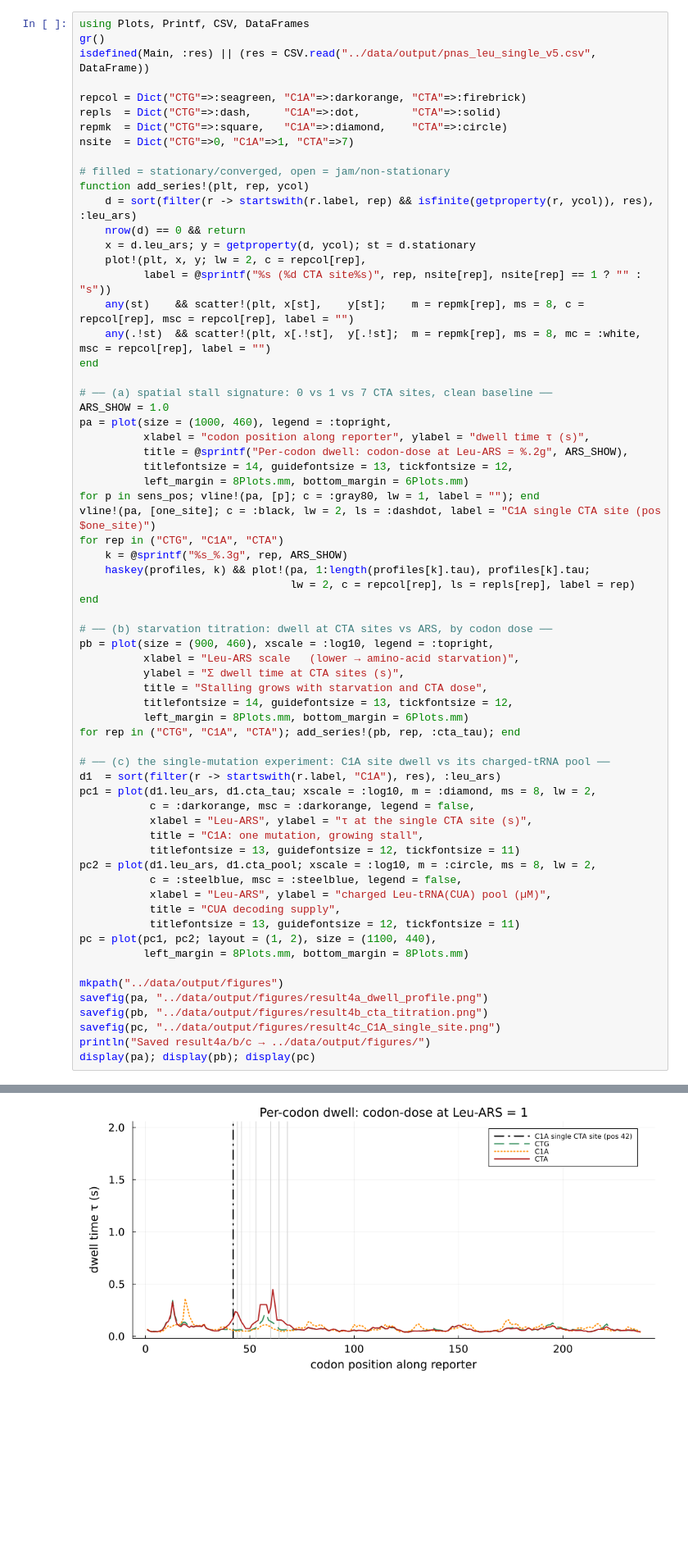
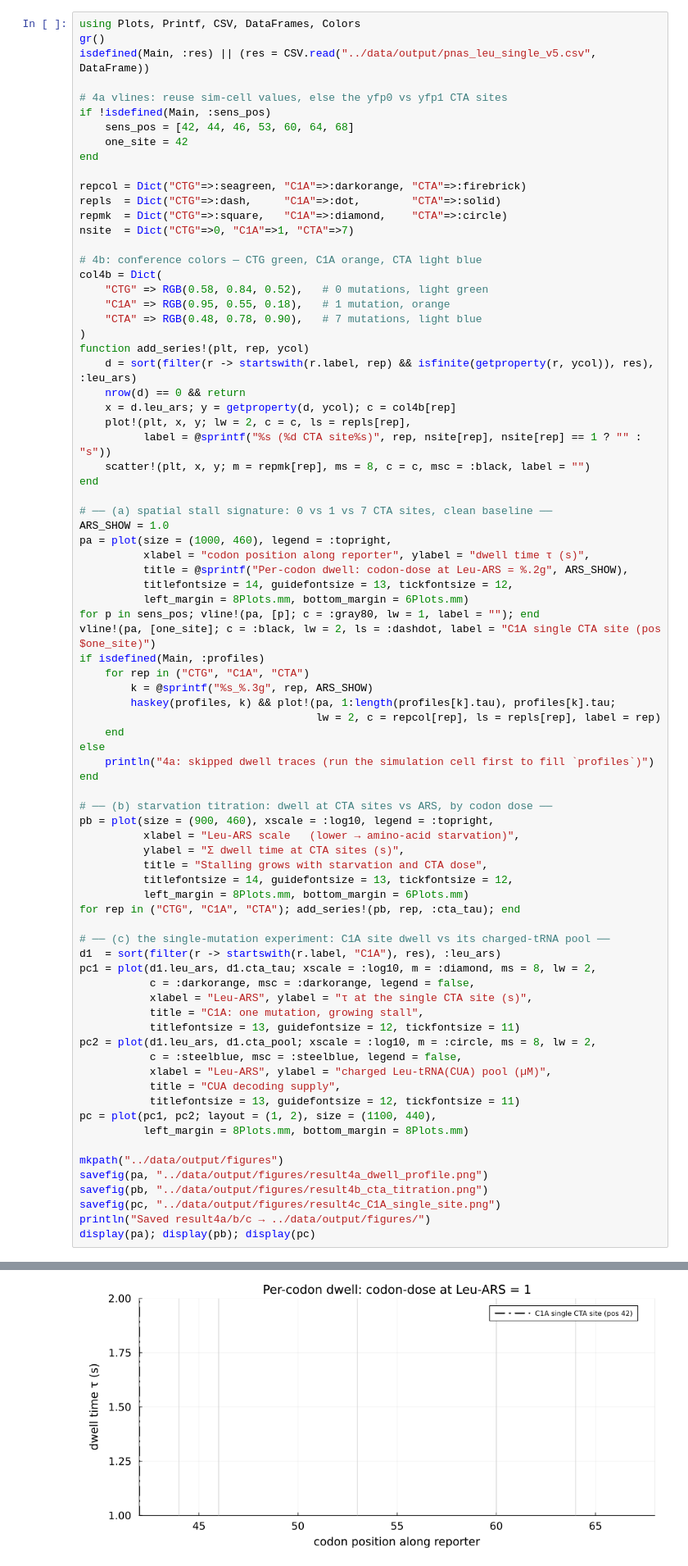
Before and after one commit to arnav-upadhyay/koshikAI-tl, a Jupyter notebook: src/Subh_valid.ipynb, the cells around one changed output, grey strips where cells are left out. Shown at 82% size. Cells and saved outputs as stored; diff of their text form; blank space fills up the shorter version.

Commit message:
first git commit of tl modlel

```diff
--- a/src/Subh_valid.ipynb
+++ b/src/Subh_valid.ipynb
@@ -201,24 +201,34 @@ CTG_1        (Leu-ARS=1) Number of sequences: 1 (background_selection=first)
   CTA Leu-ARS=0.02  CTApool=0  ctaτ=1.71  stationary=false
 Figures → ../data/output/figures/v5_{dwell,velocity,summary}.png
 # %%
-using Plots, Printf, CSV, DataFrames
+using Plots, Printf, CSV, DataFrames, Colors
 gr()
 isdefined(Main, :res) || (res = CSV.read("../data/output/pnas_leu_single_v5.csv", DataFrame))
+
+# 4a vlines: reuse sim-cell values, else the yfp0 vs yfp1 CTA sites
+if !isdefined(Main, :sens_pos)
+    sens_pos = [42, 44, 46, 53, 60, 64, 68]
+    one_site = 42
+end
 
 repcol = Dict("CTG"=>:seagreen, "C1A"=>:darkorange, "CTA"=>:firebrick)
 repls  = Dict("CTG"=>:dash,     "C1A"=>:dot,        "CTA"=>:solid)
 repmk  = Dict("CTG"=>:square,   "C1A"=>:diamond,    "CTA"=>:circle)
 nsite  = Dict("CTG"=>0, "C1A"=>1, "CTA"=>7)
 
-# filled = stationary/converged, open = jam/non-stationary
+# 4b: conference colors — CTG green, C1A orange, CTA light blue
+col4b = Dict(
+    "CTG" => RGB(0.58, 0.84, 0.52),   # 0 mutations, light green
+    "C1A" => RGB(0.95, 0.55, 0.18),   # 1 mutation, orange
+    "CTA" => RGB(0.48, 0.78, 0.90),   # 7 mutations, light blue
+)
 function add_series!(plt, rep, ycol)
     d = sort(filter(r -> startswith(r.label, rep) && isfinite(getproperty(r, ycol)), res), :leu_ars)
     nrow(d) == 0 && return
-    x = d.leu_ars; y = getproperty(d, ycol); st = d.stationary
-    plot!(plt, x, y; lw = 2, c = repcol[rep],
+    x = d.leu_ars; y = getproperty(d, ycol); c = col4b[rep]
+    plot!(plt, x, y; lw = 2, c = c, ls = repls[rep],
           label = @sprintf("%s (%d CTA site%s)", rep, nsite[rep], nsite[rep] == 1 ? "" : "s"))
-    any(st)    && scatter!(plt, x[st],    y[st];    m = repmk[rep], ms = 8, c = repcol[rep], msc = repcol[rep], label = "")
-    any(.!st)  && scatter!(plt, x[.!st],  y[.!st];  m = repmk[rep], ms = 8, mc = :white,      msc = repcol[rep], label = "")
+    scatter!(plt, x, y; m = repmk[rep], ms = 8, c = c, msc = :black, label = "")
 end
 
 # ── (a) spatial stall signature: 0 vs 1 vs 7 CTA sites, clean baseline ──
@@ -230,10 +240,14 @@ pa = plot(size = (1000, 460), legend = :topright,
           left_margin = 8Plots.mm, bottom_margin = 6Plots.mm)
 for p in sens_pos; vline!(pa, [p]; c = :gray80, lw = 1, label = ""); end
 vline!(pa, [one_site]; c = :black, lw = 2, ls = :dashdot, label = "C1A single CTA site (pos $one_site)")
-for rep in ("CTG", "C1A", "CTA")
-    k = @sprintf("%s_%.3g", rep, ARS_SHOW)
-    haskey(profiles, k) && plot!(pa, 1:length(profiles[k].tau), profiles[k].tau;
-                                 lw = 2, c = repcol[rep], ls = repls[rep], label = rep)
+if isdefined(Main, :profiles)
+    for rep in ("CTG", "C1A", "CTA")
+        k = @sprintf("%s_%.3g", rep, ARS_SHOW)
+        haskey(profiles, k) && plot!(pa, 1:length(profiles[k].tau), profiles[k].tau;
+                                     lw = 2, c = repcol[rep], ls = repls[rep], label = rep)
+    end
+else
+    println("4a: skipped dwell traces (run the simulation cell first to fill `profiles`)")
 end
 
 # ── (b) starvation titration: dwell at CTA sites vs ARS, by codon dose ──
@@ -270 +286 @@ display(pa); display(pb); display(pc)
-[figure, old version]
+[figure, new version]
```
Also changed, not shown: parts of 2 cells of this notebook, 16 other files.
